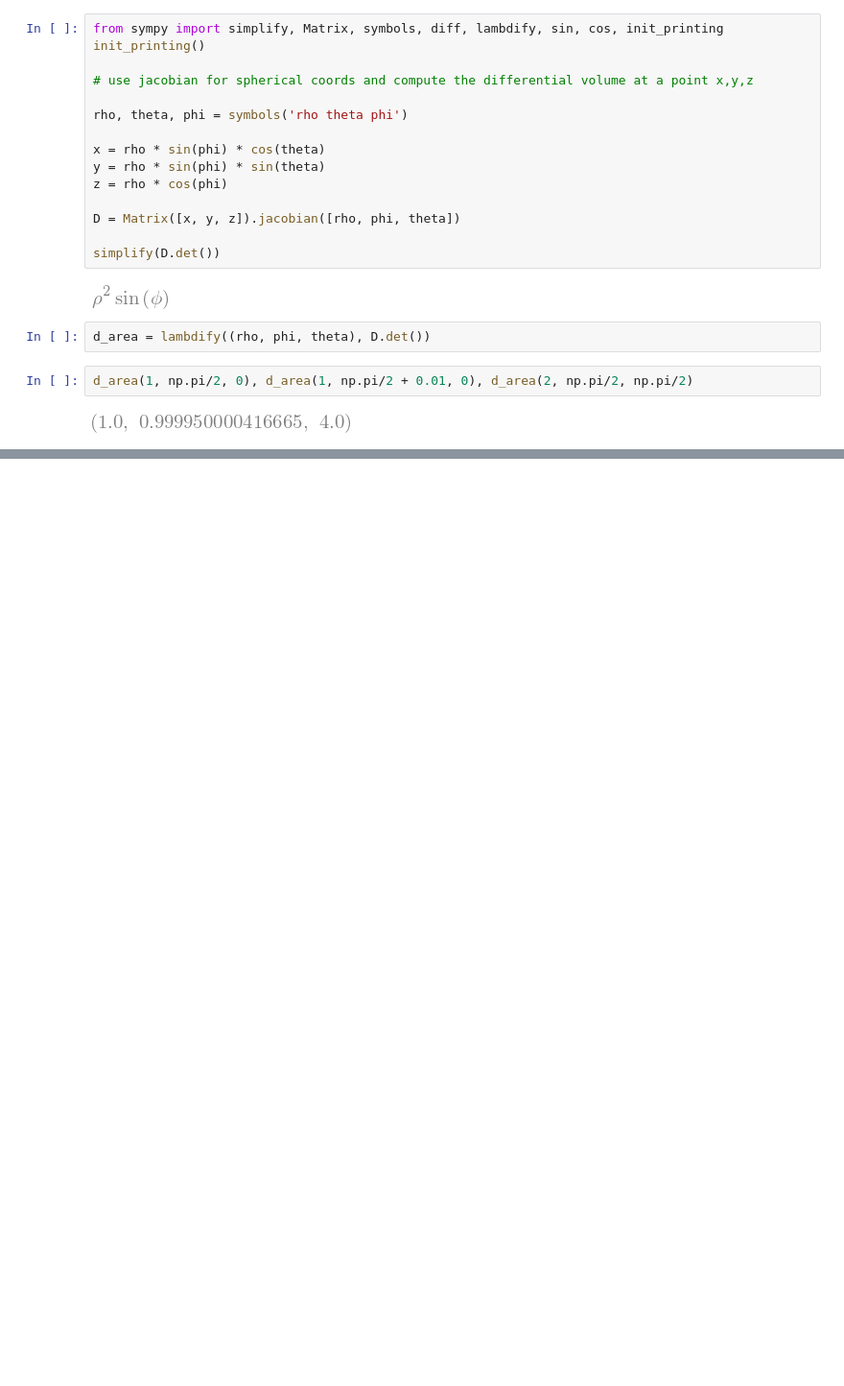
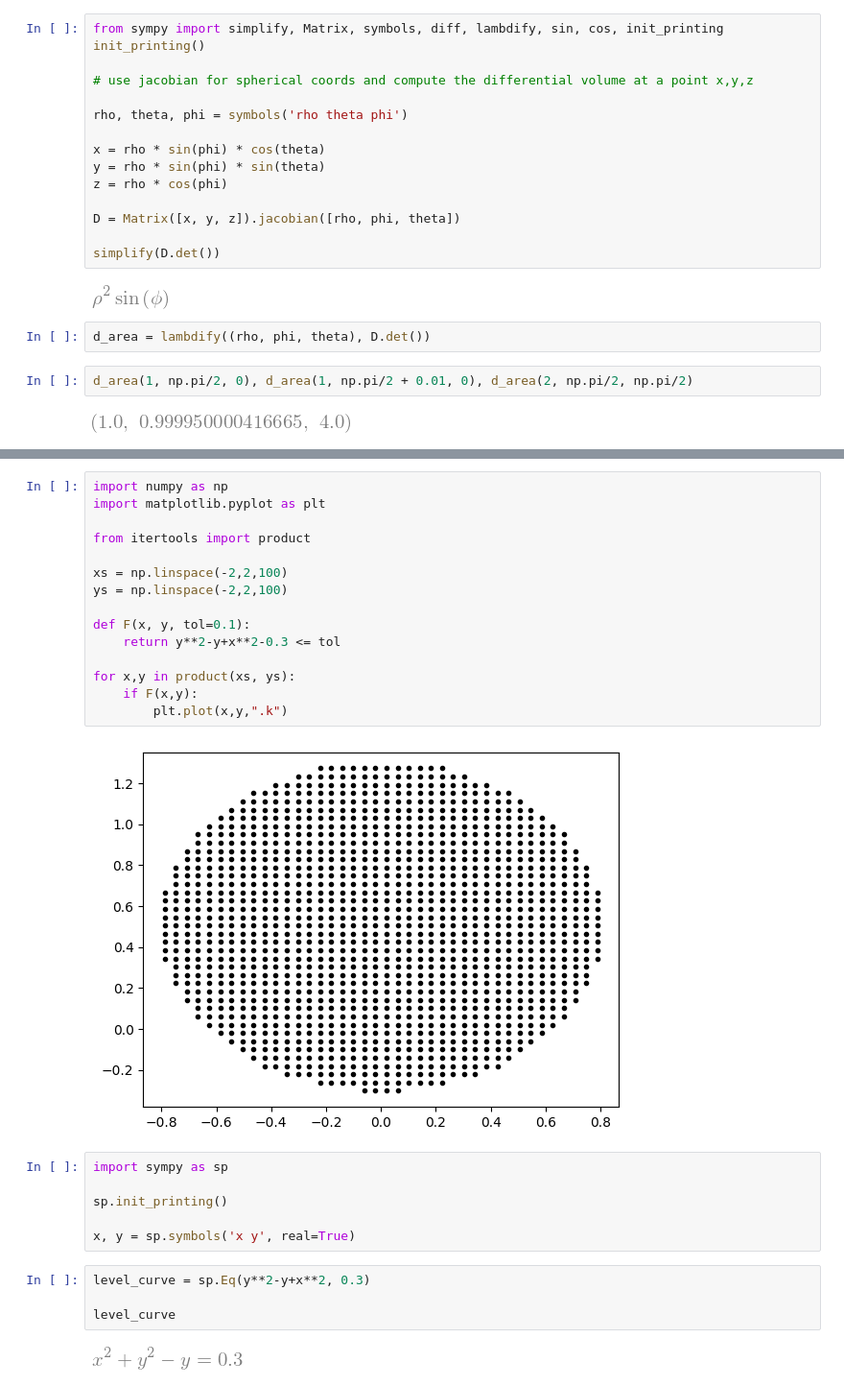
Before and after one commit to jackbullen/Math-248, a Jupyter notebook: Labs/Week 11/Lab-36-Nov-8.ipynb, the cells around one changed output, grey strips where cells are left out. Shown at 96% size. Drawn from its saved outputs; the diff is of its cells as text; blank space fills up the shorter version.

```diff
--- a/Labs/Week 11/Lab-36-Nov-8.ipynb
+++ b/Labs/Week 11/Lab-36-Nov-8.ipynb
@@ -217,0 +272,29 @@ vol
+# %%
+import numpy as np
+import matplotlib.pyplot as plt
+
+from itertools import product
+
+xs = np.linspace(-2,2,100)
+ys = np.linspace(-2,2,100)
+
+def F(x, y, tol=0.1):
+    return y**2-y+x**2-0.3 <= tol
+
+for x,y in product(xs, ys):
+    if F(x,y):
+        plt.plot(x,y,".k")
+# %% [output]
+[figure, added]
+# %%
+import sympy as sp
+
+sp.init_printing()
+
+x, y = sp.symbols('x y', real=True)
+# %%
+level_curve = sp.Eq(y**2-y+x**2, 0.3)
+
+level_curve
+# %% [output]
+[figure, added]
```
Also changed, not shown: parts of 24 cells of this notebook.
